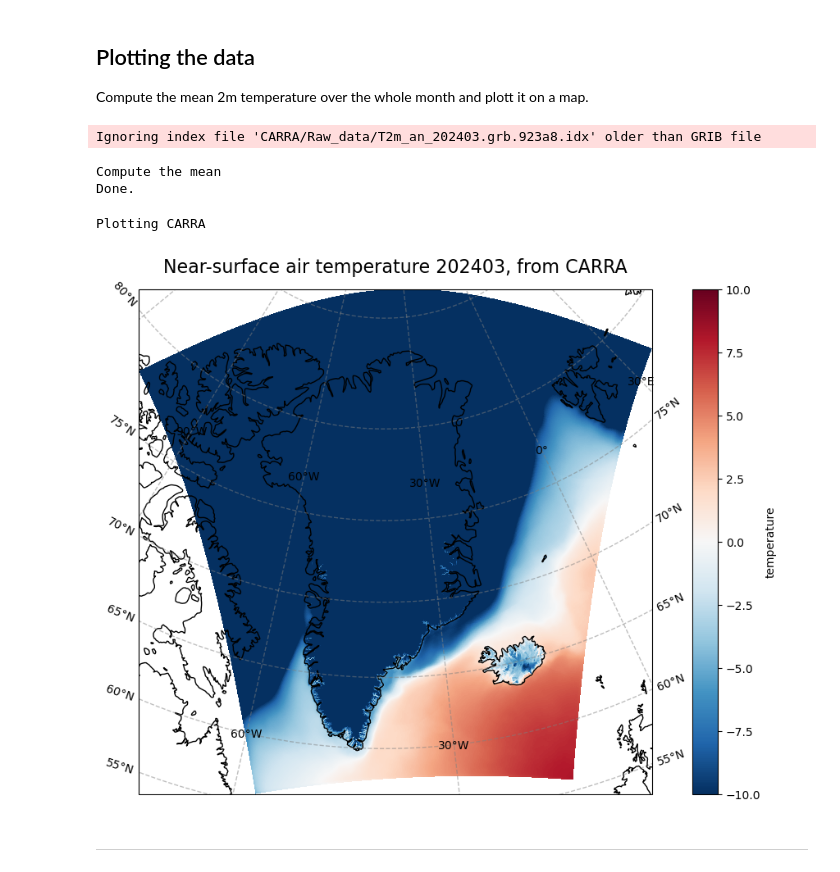
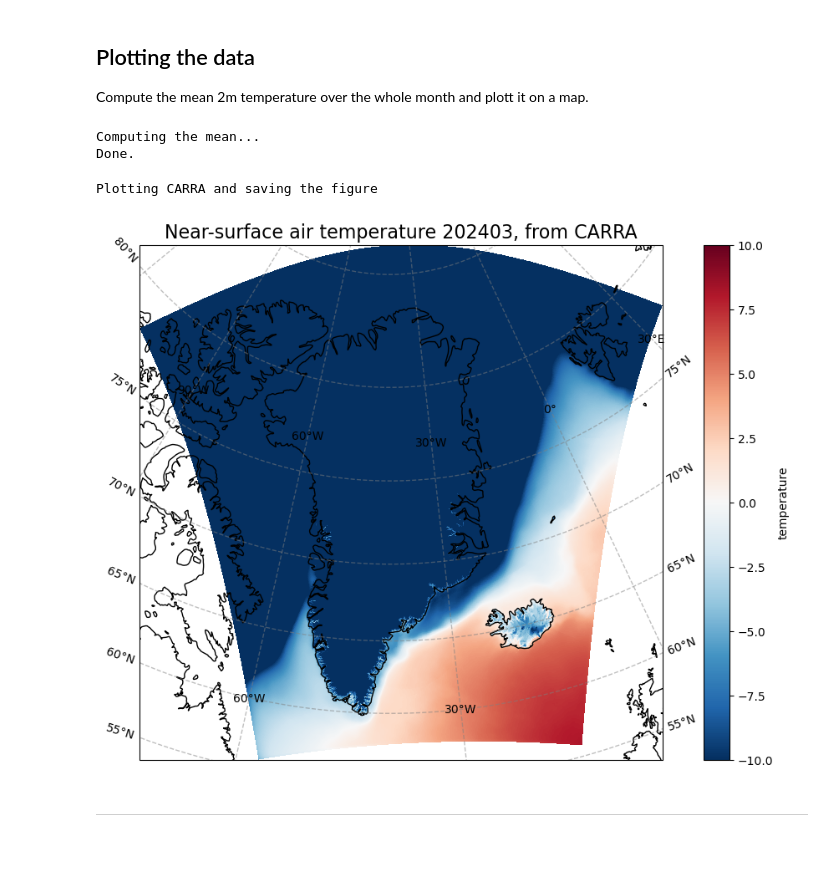
Before and after one commit to carlos9917/carra-training-c3s, a Jupyter notebook: CARRA_fetch_plot_T2m.ipynb, the cells around one changed output. Saved outputs shown, nothing was run; the diff lists cells and outputs as text; code cells hidden in the pictures.

Commit message:
Correcting the first notebook: CARRA_fetch_plot_T2m.ipynb. Moved some lines to CARRA_ERA5_fetch_plot_T2m.ipynb

```diff
--- a/CARRA_fetch_plot_T2m.ipynb
+++ b/CARRA_fetch_plot_T2m.ipynb
@@ -121,7 +140,6 @@ This will take a few minutes, depending on the data size (~621 MB for west, ~357
 Compute the mean 2m temperature over the whole month and plott it on a map.
 # %%
 
-period="202403" # the period to plot
 fCARRA = os.path.join(DATADIR,"Raw_data","T2m_an_"+period+".grb")
 import xarray as xr
 
@@ -129,7 +147,7 @@ import xarray as xr
 CARRA = xr.open_dataset(fCARRA)
 
 # Compute monthly mean
-print("Compute the mean")
+print("Computing the mean...")
 CARRA_mean = CARRA.mean(dim="time", keep_attrs=True)
 # Change longitudes from 0-360 to -180 to 180, needed for the plotting
 CARRA_mean = CARRA_mean.assign_coords(longitude=(((CARRA_mean.longitude + 180) % 360) - 180))
@@ -141,31 +159,34 @@ CARRA_mean_C.attrs['units'] = 'deg C'
 
 print("Done.")
 # %% [output]
-Ignoring index file 'CARRA/Raw_data/T2m_an_202403.grb.923a8.idx' older than GRIB file
+Computing the mean...
+Done.
-Compute the mean
-Done.
 # %%
-print("Plotting CARRA")
+print("Plotting CARRA mean surface temperature and saving the figure")
 # create the figure panel and the map using the Cartopy Lambert conformal projection
 fig, ax = plt.subplots(1, 1, figsize = (16, 8), subplot_kw={'projection': ccrs.LambertConformal(central_latitude=70.0, central_longitude=-40.0)})
 
 # Plot the data, the differences are computed on the fly.
 im = plt.pcolormesh(CARRA_mean_C.longitude, CARRA_mean_C.latitude,CARRA_mean_C.t2m,
                     transform = ccrs.PlateCarree(), cmap='RdBu_r', vmin=-10, vmax=10)
 
 # Set the figure title
 ax.set_title('Near-surface air temperature '+period+', from CARRA', fontsize=16)
 ax.coastlines(color='black')
 ax.gridlines(draw_labels=True, linewidth=1, color='gray', alpha=0.5, linestyle='--')
 
 # Specify the colourbar
 cbar = plt.colorbar(im,fraction=0.05, pad=0.04)
 cbar.set_label('temperature')
 
 # Save the figure
-fig.savefig(f'{DATADIR}/Figures/CARRA_T2m_map.png')
+FIGS=os.path.join(DATADIR,"Figures")
+if not os.path.isdir(FIGS):
+    os.makedirs(FIGS)
+
+fig.savefig(f'{FIGS}/CARRA_T2m_map.png')
 # %% [output]
-Plotting CARRA
+Plotting CARRA and saving the figure
-[figure, old version]
+[figure, new version]
 # %% [markdown]
 ---
```
Also changed, not shown: parts of 8 cells of this notebook, 1 other file.
